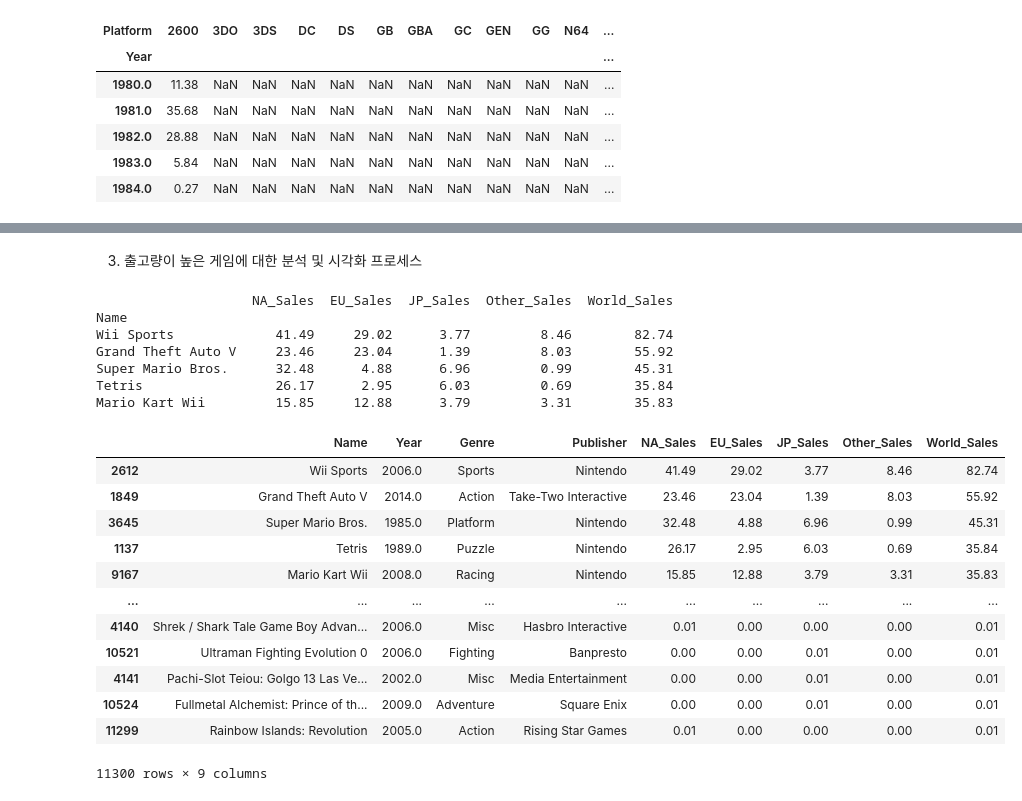
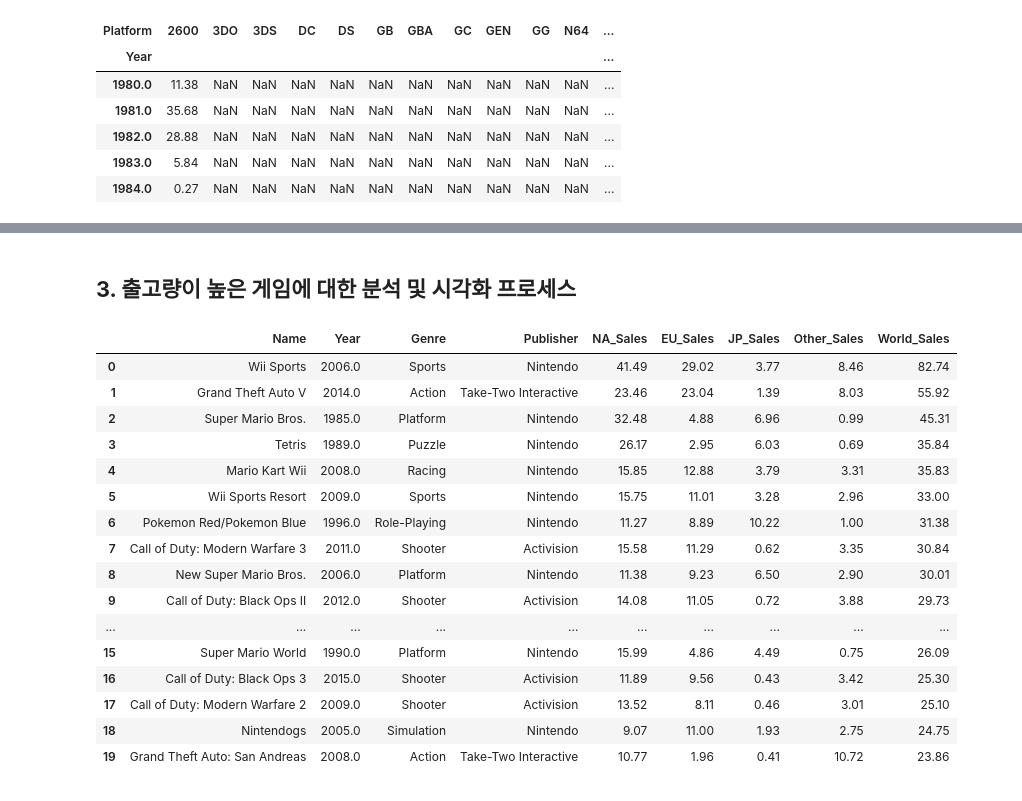
Before and after one commit to y001003/Bootcamp, a Jupyter notebook: Section1_Project.ipynb, the cells around one changed output, grey strips where cells are left out. Cells and saved outputs as stored; diff of their text form; code cells hidden in the pictures.

```diff
--- a/Section1_Project.ipynb
+++ b/Section1_Project.ipynb
@@ -339,34 +383,36 @@ df_trend_p_g.plot.bar(stacked=True)
 # %% [markdown]
-3. 출고량이 높은 게임에 대한 분석 및 시각화 프로세스
+**3. 출고량이 높은 게임에 대한 분석 및 시각화 프로세스**
+---
 # %%
-# 같은 이름, 다른 연도 및 플랫폼으로 출시된 게임 정리
+# 같은 게임인데, 다른 연도에 플랫폼으로 출시된 게임 정리
 col = ['Name','NA_Sales','EU_Sales','JP_Sales','Other_Sales','World_Sales']
 top_df = df[col].groupby(['Name']).sum().sort_values('World_Sales',ascending=False)
-print(top_df.head())
 
 # 게임의 출시년도, 장르, 제작사 데이터
 col2 = ['Name','Year','Genre','Publisher']
 right_df = df[col2].drop_duplicates(['Name'], keep='first')
 merge_df = pd.merge(right_df,top_df,how='inner',on='Name')
-merge_df.sort_values('World_Sales',ascending=False)
+# 순위 정리
+merge_df = merge_df.sort_values('World_Sales',ascending=False)
+merge_df.reset_index(drop=True,inplace=True)
+# Top 10 판매량
+merge_df_top10 = merge_df.iloc[:20]
+merge_df_top10
 # %% [output]
-                    NA_Sales  EU_Sales  JP_Sales  Other_Sales  World_Sales
-Name
-Wii Sports             41.49     29.02      3.77         8.46        82.74
-Grand Theft Auto V     23.46     23.04      1.39         8.03        55.92
-Super Mario Bros.      32.48      4.88      6.96         0.99        45.31
-Tetris                 26.17      2.95      6.03         0.69        35.84
-Mario Kart Wii         15.85     12.88      3.79         3.31        35.83
 |  | Name | Year | Genre | Publisher | NA_Sales | EU_Sales | JP_Sales | Other_Sales | World_Sales |
-| 2612 | Wii Sports | 2006.0 | Sports | Nintendo | 41.49 | 29.02 | 3.77 | 8.46 | 82.74 |
-| 1849 | Grand Theft Auto V | 2014.0 | Action | Take-Two Interactive | 23.46 | 23.04 | 1.39 | 8.03 | 55.92 |
-| 3645 | Super Mario Bros. | 1985.0 | Platform | Nintendo | 32.48 | 4.88 | 6.96 | 0.99 | 45.31 |
-| 1137 | Tetris | 1989.0 | Puzzle | Nintendo | 26.17 | 2.95 | 6.03 | 0.69 | 35.84 |
-| 9167 | Mario Kart Wii | 2008.0 | Racing | Nintendo | 15.85 | 12.88 | 3.79 | 3.31 | 35.83 |
+| 0 | Wii Sports | 2006.0 | Sports | Nintendo | 41.49 | 29.02 | 3.77 | 8.46 | 82.74 |
+| 1 | Grand Theft Auto V | 2014.0 | Action | Take-Two Interactive | 23.46 | 23.04 | 1.39 | 8.03 | 55.92 |
+| 2 | Super Mario Bros. | 1985.0 | Platform | Nintendo | 32.48 | 4.88 | 6.96 | 0.99 | 45.31 |
+| 3 | Tetris | 1989.0 | Puzzle | Nintendo | 26.17 | 2.95 | 6.03 | 0.69 | 35.84 |
+| 4 | Mario Kart Wii | 2008.0 | Racing | Nintendo | 15.85 | 12.88 | 3.79 | 3.31 | 35.83 |
+| 5 | Wii Sports Resort | 2009.0 | Sports | Nintendo | 15.75 | 11.01 | 3.28 | 2.96 | 33.00 |
+| 6 | Pokemon Red/Pokemon Blue | 1996.0 | Role-Playing | Nintendo | 11.27 | 8.89 | 10.22 | 1.00 | 31.38 |
+| 7 | Call of Duty: Modern Warfare 3 | 2011.0 | Shooter | Activision | 15.58 | 11.29 | 0.62 | 3.35 | 30.84 |
+| 8 | New Super Mario Bros. | 2006.0 | Platform | Nintendo | 11.38 | 9.23 | 6.50 | 2.90 | 30.01 |
+| 9 | Call of Duty: Black Ops II | 2012.0 | Shooter | Activision | 14.08 | 11.05 | 0.72 | 3.88 | 29.73 |
 | ... | ... | ... | ... | ... | ... | ... | ... | ... | ... |
-| 4140 | Shrek / Shark Tale Game Boy Advan... | 2006.0 | Misc | Hasbro Interactive | 0.01 | 0.00 | 0.00 | 0.00 | 0.01 |
-| 10521 | Ultraman Fighting Evolution 0 | 2006.0 | Fighting | Banpresto | 0.00 | 0.00 | 0.01 | 0.00 | 0.01 |
-| 4141 | Pachi-Slot Teiou: Golgo 13 Las Ve... | 2002.0 | Misc | Media Entertainment | 0.00 | 0.00 | 0.01 | 0.00 | 0.01 |
-| 10524 | Fullmetal Alchemist: Prince of th... | 2009.0 | Adventure | Square Enix | 0.00 | 0.00 | 0.01 | 0.00 | 0.01 |
-| 11299 | Rainbow Islands: Revolution | 2005.0 | Action | Rising Star Games | 0.01 | 0.00 | 0.00 | 0.00 | 0.01 |
+| 15 | Super Mario World | 1990.0 | Platform | Nintendo | 15.99 | 4.86 | 4.49 | 0.75 | 26.09 |
+| 16 | Call of Duty: Black Ops 3 | 2015.0 | Shooter | Activision | 11.89 | 9.56 | 0.43 | 3.42 | 25.30 |
+| 17 | Call of Duty: Modern Warfare 2 | 2009.0 | Shooter | Activision | 13.52 | 8.11 | 0.46 | 3.01 | 25.10 |
+| 18 | Nintendogs | 2005.0 | Simulation | Nintendo | 9.07 | 11.00 | 1.93 | 2.75 | 24.75 |
+| 19 | Grand Theft Auto: San Andreas | 2008.0 | Action | Take-Two Interactive | 10.77 | 1.96 | 0.41 | 10.72 | 23.86 |
-11300 rows × 9 columns
```
Also changed, not shown: parts of 22 cells of this notebook.
